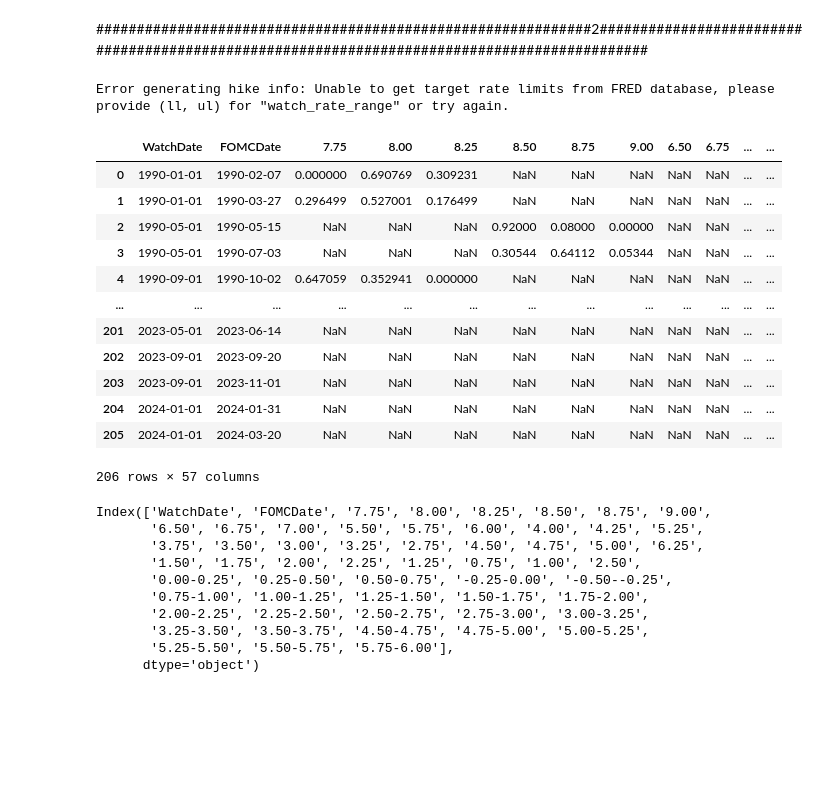
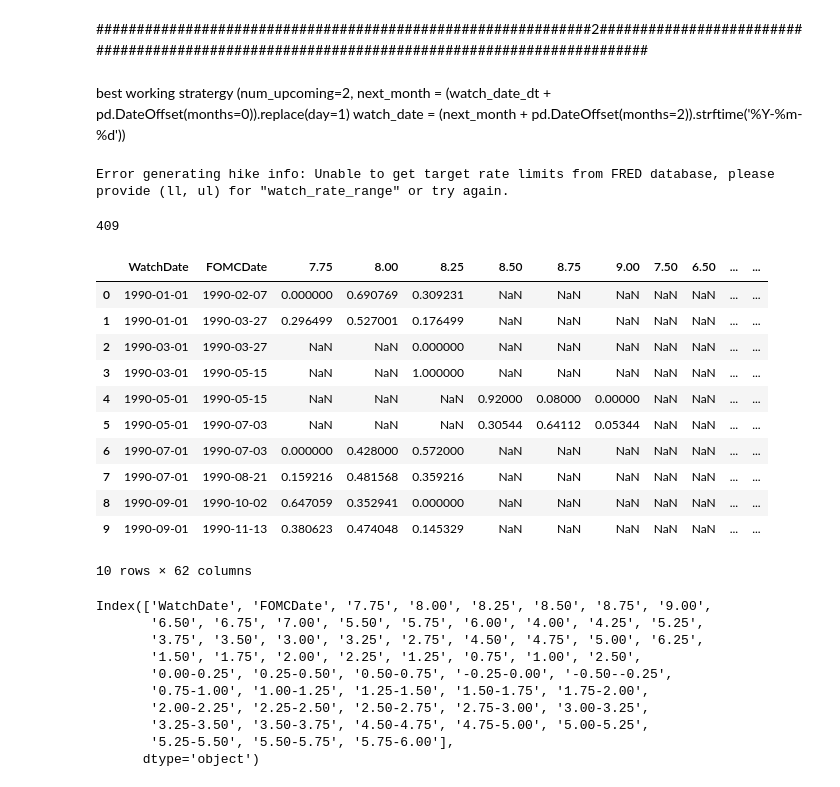
Before and after one commit to baksben/pyfedwatch, a Jupyter notebook: notebooks/Ben's_copy.ipynb, the cells around one changed output. Cells and saved outputs as stored; diff of their text form; code cells hidden in the pictures; blank space fills up the shorter version.

```diff
--- a/notebooks/Ben's_copy.ipynb
+++ b/notebooks/Ben's_copy.ipynb
@@ -348,6 +331,9 @@ t1
 ### Since we know the watch date affects the probability range, lets take the predictions from 3months prior the date and a month prior.
 # %% [markdown]
 #############################################################2#############################################################################################
+# %% [markdown]
+best working stratergy (num_upcoming=2,  next_month = (watch_date_dt + pd.DateOffset(months=0)).replace(day=1)
+        watch_date = (next_month + pd.DateOffset(months=2)).strftime('%Y-%m-%d'))
 # %%
 import pandas as pd
 
@@ -378,8 +364,8 @@ while continue_loop:
 
         # Regardless of the number of dates fetched, proceed to increment watch_date by four months
         watch_date_dt = pd.to_datetime(watch_date)
-        next_month = (watch_date_dt + pd.DateOffset(months=1)).replace(day=1)
-        watch_date = (next_month + pd.DateOffset(months=3)).strftime('%Y-%m-%d')
+        next_month = (watch_date_dt + pd.DateOffset(months=0)).replace(day=1)
+        watch_date = (next_month + pd.DateOffset(months=2)).strftime('%Y-%m-%d')
 
     else:
         # If the current batch is empty, stop the loop
@@ -388,21 +374,22 @@ while continue_loop:
 Error generating hike info: Unable to get target rate limits from FRED database, please provide (ll, ul) for "watch_rate_range" or try again.
 # %%
 df_5_final = three_months_5.reset_index()
-df_5_final
+print(len(df_5_final))
+df_5_final.head(10)
 # %% [output]
+409
-|  | WatchDate | FOMCDate | 7.75 | 8.00 | 8.25 | 8.50 | 8.75 | 9.00 | 6.50 | 6.75 | ... | ... |
+|  | WatchDate | FOMCDate | 7.75 | 8.00 | 8.25 | 8.50 | 8.75 | 9.00 | 7.50 | 6.50 | ... | ... |
 | 0 | 1990-01-01 | 1990-02-07 | 0.000000 | 0.690769 | 0.309231 | NaN | NaN | NaN | NaN | NaN | ... | ... |
 | 1 | 1990-01-01 | 1990-03-27 | 0.296499 | 0.527001 | 0.176499 | NaN | NaN | NaN | NaN | NaN | ... | ... |
-| 2 | 1990-05-01 | 1990-05-15 | NaN | NaN | NaN | 0.92000 | 0.08000 | 0.00000 | NaN | NaN | ... | ... |
-| 3 | 1990-05-01 | 1990-07-03 | NaN | NaN | NaN | 0.30544 | 0.64112 | 0.05344 | NaN | NaN | ... | ... |
-| 4 | 1990-09-01 | 1990-10-02 | 0.647059 | 0.352941 | 0.000000 | NaN | NaN | NaN | NaN | NaN | ... | ... |
-| ... | ... | ... | ... | ... | ... | ... | ... | ... | ... | ... | ... | ... |
-| 201 | 2023-05-01 | 2023-06-14 | NaN | NaN | NaN | NaN | NaN | NaN | NaN | NaN | ... | ... |
-| 202 | 2023-09-01 | 2023-09-20 | NaN | NaN | NaN | NaN | NaN | NaN | NaN | NaN | ... | ... |
-| 203 | 2023-09-01 | 2023-11-01 | NaN | NaN | NaN | NaN | NaN | NaN | NaN | NaN | ... | ... |
-| 204 | 2024-01-01 | 2024-01-31 | NaN | NaN | NaN | NaN | NaN | NaN | NaN | NaN | ... | ... |
-| 205 | 2024-01-01 | 2024-03-20 | NaN | NaN | NaN | NaN | NaN | NaN | NaN | NaN | ... | ... |
+| 2 | 1990-03-01 | 1990-03-27 | NaN | NaN | 0.000000 | NaN | NaN | NaN | NaN | NaN | ... | ... |
+| 3 | 1990-03-01 | 1990-05-15 | NaN | NaN | 1.000000 | NaN | NaN | NaN | NaN | NaN | ... | ... |
+| 4 | 1990-05-01 | 1990-05-15 | NaN | NaN | NaN | 0.92000 | 0.08000 | 0.00000 | NaN | NaN | ... | ... |
+| 5 | 1990-05-01 | 1990-07-03 | NaN | NaN | NaN | 0.30544 | 0.64112 | 0.05344 | NaN | NaN | ... | ... |
+| 6 | 1990-07-01 | 1990-07-03 | 0.000000 | 0.428000 | 0.572000 | NaN | NaN | NaN | NaN | NaN | ... | ... |
+| 7 | 1990-07-01 | 1990-08-21 | 0.159216 | 0.481568 | 0.359216 | NaN | NaN | NaN | NaN | NaN | ... | ... |
+| 8 | 1990-09-01 | 1990-10-02 | 0.647059 | 0.352941 | 0.000000 | NaN | NaN | NaN | NaN | NaN | ... | ... |
+| 9 | 1990-09-01 | 1990-11-13 | 0.380623 | 0.474048 | 0.145329 | NaN | NaN | NaN | NaN | NaN | ... | ... |
-206 rows × 57 columns
+10 rows × 62 columns
 # %%
 
 
```
Also changed, not shown: parts of 4 cells of this notebook, 1 other file.
